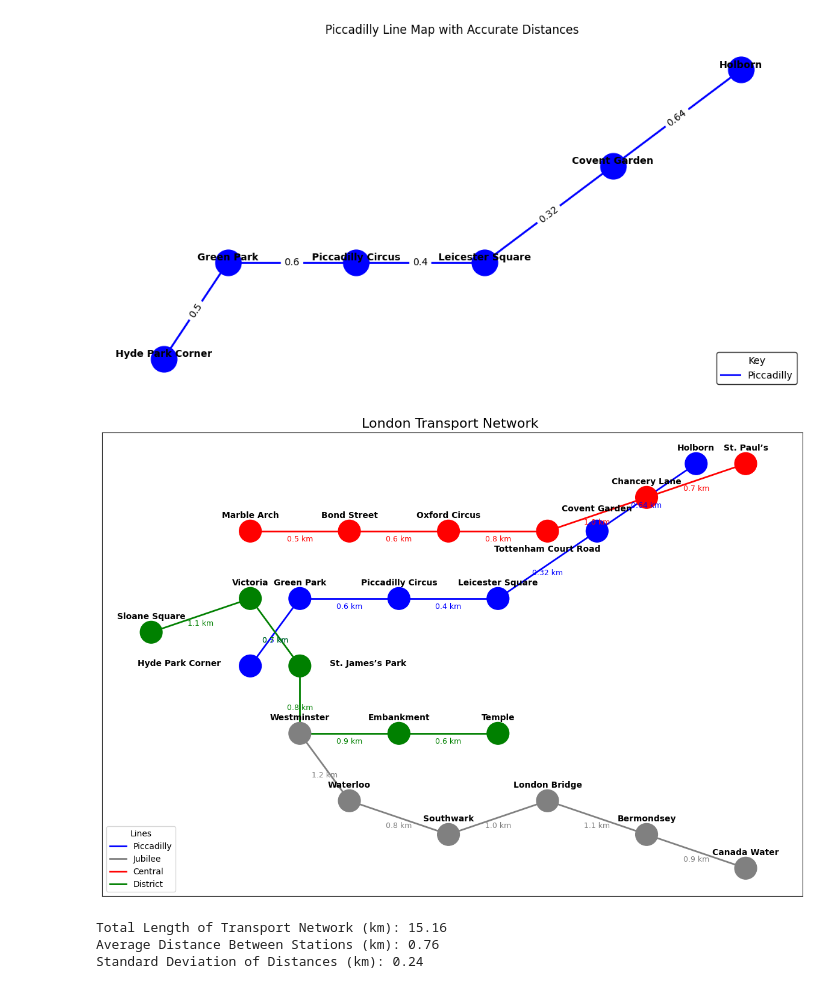
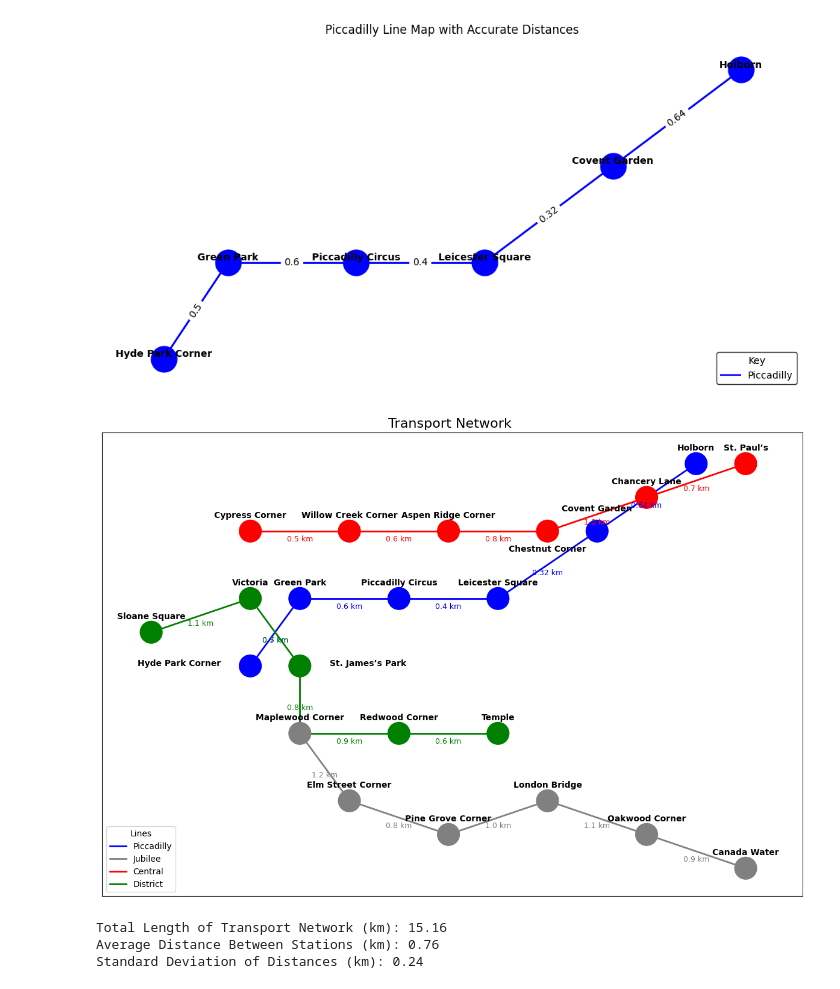
Before and after one commit to vduy1210/COMP1844, a Jupyter notebook: final.ipynb, the cells around one changed output. Drawn from its saved outputs; the diff is of its cells as text; code cells hidden in the pictures.

```diff
--- a/final.ipynb
+++ b/final.ipynb
@@ -62,22 +62,23 @@ pos = {
     "Leicester Square": (2.5, 1),
     "Covent Garden": (3.5, 2),
     "Holborn": (4.5, 3),
-    "Westminster": (0.5, -1),
-    "Waterloo": (1, -2),
-    "Southwark": (2, -2.5),
+
+    "Maplewood Corner": (0.5, -1),
+    "Elm Street Corner": (1, -2),
+    "Pine Grove Corner": (2, -2.5),
     "London Bridge": (3, -2),
-    "Bermondsey": (4, -2.5),
+    "Oakwood Corner": (4, -2.5),
     "Canada Water": (5, -3),
-    "Marble Arch": (0, 2),
-    "Bond Street": (1, 2),
-    "Oxford Circus": (2, 2),
-    "Tottenham Court Road": (3, 2),
+    "Cypress Corner": (0, 2),
+    "Willow Creek Corner": (1, 2),
+    "Aspen Ridge Corner": (2, 2),
+    "Chestnut Corner": (3, 2),
     "Chancery Lane": (4, 2.5),
     "St. Paul’s": (5, 3),
     "Sloane Square": (-1, 0.5),
     "Victoria": (0, 1),
     "St. James’s Park": (0.5, 0),
-    "Embankment": (1.5, -1),
+    "Redwood Corner": (1.5, -1),
     "Temple": (2.5, -1)
 }
 
@@ -91,25 +92,25 @@ lines_with_distances = {
         ("Covent Garden", "Holborn", 0.64)
     ],
     "Jubilee": [
-        ("Westminster", "Waterloo", 1.2),
-        ("Waterloo", "Southwark", 0.8),
-        ("Southwark", "London Bridge", 1.0),
-        ("London Bridge", "Bermondsey", 1.1),
-        ("Bermondsey", "Canada Water", 0.9)
+        ("Maplewood Corner", "Elm Street Corner", 1.2),
+        ("Elm Street Corner", "Pine Grove Corner", 0.8),
+        ("Pine Grove Corner", "London Bridge", 1.0),
+        ("London Bridge", "Oakwood Corner", 1.1),
+        ("Oakwood Corner", "Canada Water", 0.9)
     ],
     "Central": [
-        ("Marble Arch", "Bond Street", 0.5),
-        ("Bond Street", "Oxford Circus", 0.6),
-        ("Oxford Circus", "Tottenham Court Road", 0.8),
-        ("Tottenham Court Road", "Chancery Lane", 1.0),
+        ("Cypress Corner", "Willow Creek Corner", 0.5),
+        ("Willow Creek Corner", "Aspen Ridge Corner", 0.6),
+        ("Aspen Ridge Corner", "Chestnut Corner", 0.8),
+        ("Chestnut Corner", "Chancery Lane", 1.0),
         ("Chancery Lane", "St. Paul’s", 0.7)
     ],
     "District": [
         ("Sloane Square", "Victoria", 1.1),
         ("Victoria", "St. James’s Park", 0.7),
-        ("St. James’s Park", "Westminster", 0.8),
-        ("Westminster", "Embankment", 0.9),
-        ("Embankment", "Temple", 0.6)
+        ("St. James’s Park", "Maplewood Corner", 0.8),
+        ("Maplewood Corner", "Redwood Corner", 0.9),
+        ("Redwood Corner", "Temple", 0.6)
     ]
 }
 
@@ -147,38 +148,38 @@ for line, edges in lines_with_distances.items():
     nx.draw_networkx_edges(G, pos, edgelist=edge_list, edge_color=line_colors[line], width=2, label=line)
 
 # Draw the nodes of the graph
-nx.draw_networkx_nodes(G, pos, node_color=node_colors, node_size=700)
+nx.draw_networkx_nodes(G, pos, node_color=node_colors, node_size=699)
 
 # Add labels to the stations with slight adjustments to avoid overlap
 for station, (x, y) in pos.items():
     if station == "Covent Garden":
         plt.text(x, y + 0.3, station, fontsize=10, fontweight="bold", color="black", ha="center")
-    elif station == "Tottenham Court Road":
+    elif station == "Chestnut Corner":
         plt.text(x, y - 0.3, station, fontsize=10, fontweight="bold", color="black", ha="center")
     elif station == "Hyde Park Corner":
         plt.text(x - 0.3, y, station, fontsize=10, fontweight="bold", color="black", ha="right")
     elif station == "St. James’s Park":
         plt.text(x + 0.3, y, station, fontsize=10, fontweight="bold", color="black", ha="left")
     else:
         plt.text(x, y + 0.2, station, fontsize=10, fontweight="bold", color="black", ha="center")
 
 # Add labels to the edges to display the distances between stations
 edge_labels = nx.get_edge_attributes(G, "weight")
 for (node1, node2), distance in edge_labels.items():
     x1, y1 = pos[node1]
     x2, y2 = pos[node2]
     xc, yc = (x1 + x2) / 2, (y1 + y2) / 2
     plt.text(
         xc, yc - 0.15, f"{distance} km", fontsize=9, color=station_colors[node2], ha="center"
     )
 
 # Add a legend to indicate the color of each line and set the title of the plot
 plt.legend(handles=[plt.Line2D([0], [0], color=color, lw=2) for color in line_colors.values()],
            labels=line_colors.keys(), loc="lower left", frameon=True, title="Lines")
-plt.title("London Transport Network ", fontsize=16)
+plt.title("Transport Network ", fontsize=16)
 plt.show()
 # %% [output]
-[figure, old version]
+[figure, new version]
 # %%
 import numpy as np
 
```
Also changed, not shown: parts of 1 cell of this notebook.
